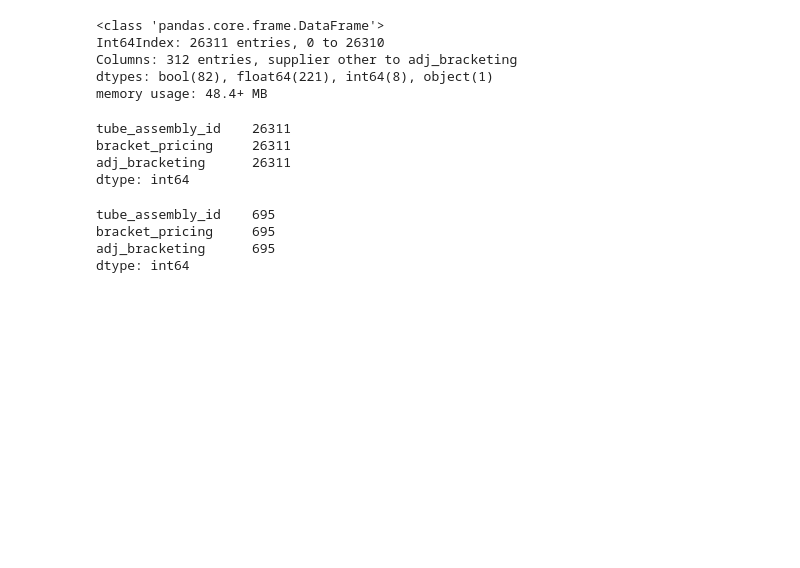
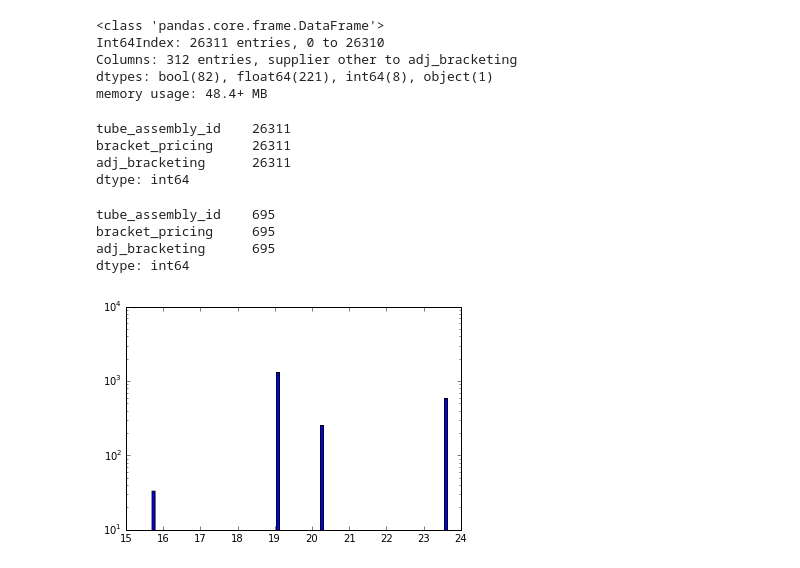
Before and after one commit to cberzan/kaggle-caterpillar, a Jupyter notebook: caterpillar-tube-pricing/bracket_pricing.ipynb, the cells around one changed output. Cells and saved outputs as stored; diff of their text form; code cells hidden in the pictures; blank space fills up the shorter version.

Commit message:
fixed costs cluster cleanly into 4 clusters! (for well-behaved brackets)

```diff
--- a/caterpillar-tube-pricing/bracket_pricing.ipynb
+++ b/caterpillar-tube-pricing/bracket_pricing.ipynb
@@ -252,24 +252,19 @@ df
 | 16556 | TA-10796 | S-0066 | 2013-09-01 | 0 | 0 | True | 250 | ... |
 8 rows × 30 columns
 # %%
-xs = 1.0 / df.quantity.values
-ys = inverse_log_transform_y(df.log_cost)
+from soln.utils import get_fixed_and_var_cost
 
-from sklearn.linear_model import LinearRegression
-reg = LinearRegression(fit_intercept=True)
-Xs = xs.reshape(len(xs), 1)
-reg.fit(Xs, ys)
-fixed_cost = reg.coef_[0]
-variable_cost = reg.intercept_
-r2 = reg.score(Xs, ys)
-print fixed_cost, variable_cost, r2
+quantities = df.quantity.values
+costs = inverse_log_transform_y(df.log_cost.values)
+fixed_cost, var_cost, r2 = get_fixed_and_var_cost(quantities, costs)
+print fixed_cost, var_cost, r2
 
-plt.plot(xs, ys, 'x')
+plt.plot(1.0 / quantities, costs, 'x')
 plt.xlabel('1 / qty')
 plt.ylabel('cost')
 plt.xlim(-0.1, 1.1)
 xx = np.linspace(-0.1, 1.1, 100)
-yy = fixed_cost * xx + variable_cost
+yy = fixed_cost * xx + var_cost
 plt.plot(xx, yy)
 # %% [output]
 15.7064395247 1.65988563016 0.999909009609
@@ -334,3 +329,24 @@ tube_assembly_id    695
 bracket_pricing     695
 adj_bracketing      695
 dtype: int64
+# %%
+# Compute fixed cost and variable cost for the well-behaved bracket.
+brapa = (1, 2, 5, 10, 25, 50, 100, 250)
+df = aug_train_set[aug_train_set.bracketing_pattern == brapa]
+grouped = df.groupby('tube_assembly_id')
+taids = []
+fixed_costs = []
+var_costs = []
+for taid, indices in grouped.groups.iteritems():
+    quantities = df.quantity[indices].values
+    costs = inverse_log_transform_y(df.log_cost[indices].values)
+    fixed_cost, var_cost, r2 = get_fixed_and_var_cost(quantities, costs)
+    if r2 < 0.9999:
+        print "{} has bad r2".format(taid)
+    taids.append(taid)
+    fixed_costs.append(fixed_cost)
+    var_costs.append(var_cost)
+# %%
+plt.hist(fixed_costs, bins=100, log=True);
+# %% [output]
+[figure, added]
```
Also changed, not shown: parts of 1 cell of this notebook, 1 other file.
